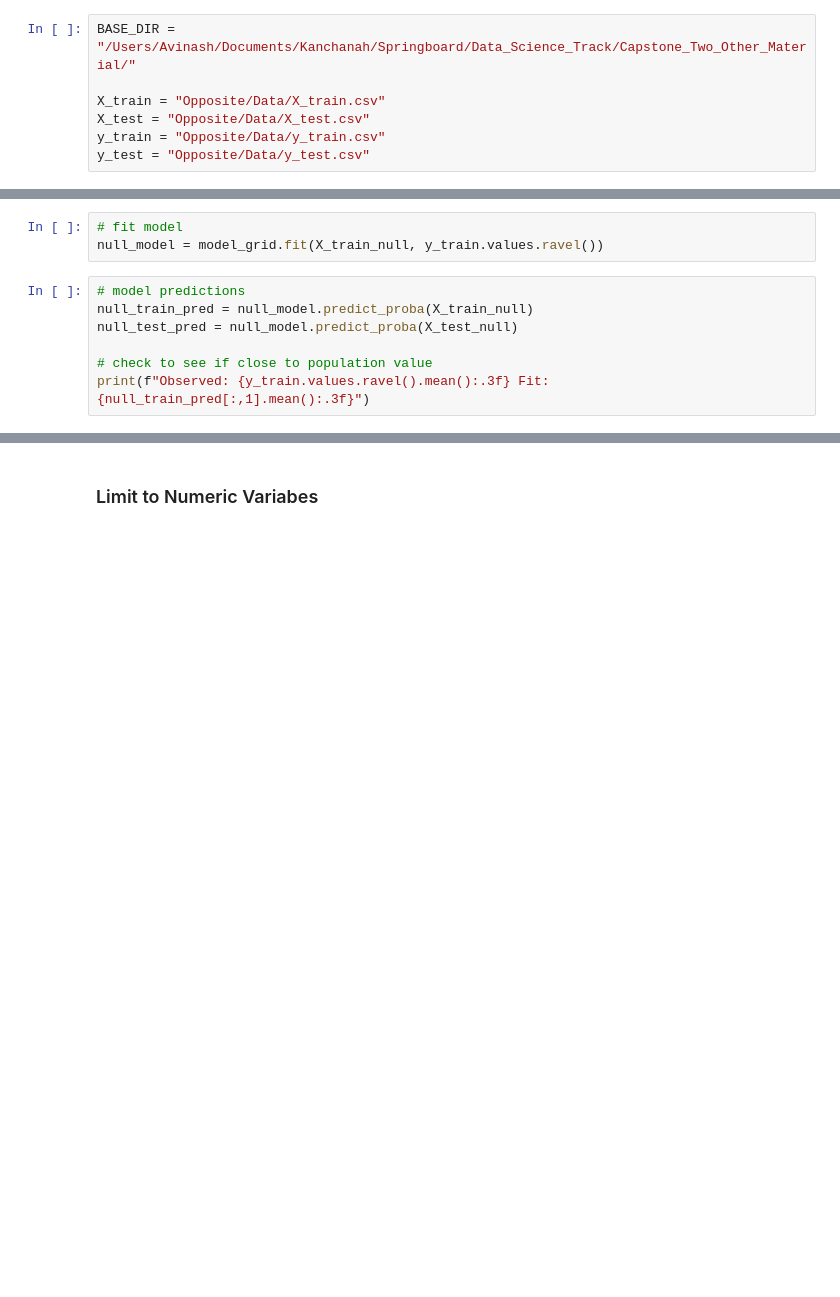
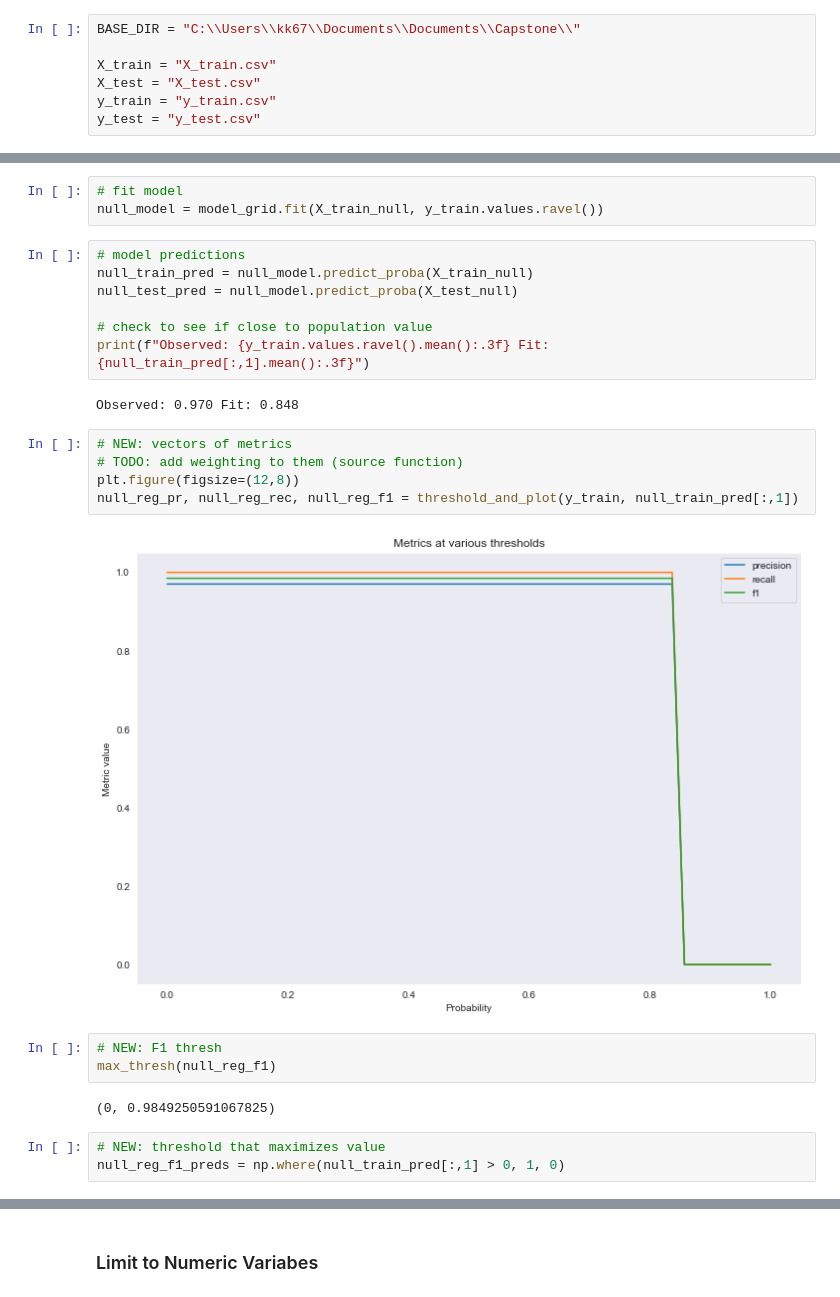
Before and after one commit to Kanchanah/Capstone_Two_Springboard, a Jupyter notebook: Code/Kanchanah_Kannathass_CapStone2_Model.ipynb, the cells around one changed output, grey strips where cells are left out. Saved outputs shown, nothing was run; the diff lists cells and outputs as text; blank space fills up the shorter version.

```diff
--- a/Code/Kanchanah_Kannathass_CapStone2_Model.ipynb
+++ b/Code/Kanchanah_Kannathass_CapStone2_Model.ipynb
@@ -41,12 +41,12 @@ sns.set_style("dark")
 # %% [markdown]
 ## Import Datasets
 # %%
-BASE_DIR = "/Users/Avinash/Documents/Kanchanah/Springboard/Data_Science_Track/Capstone_Two_Other_Material/"
+BASE_DIR = "C:\\Users\\kk67\\Documents\\Documents\\Capstone\\"
 
-X_train = "Opposite/Data/X_train.csv"
-X_test = "Opposite/Data/X_test.csv"
-y_train = "Opposite/Data/y_train.csv"
-y_test = "Opposite/Data/y_test.csv"
+X_train = "X_train.csv"
+X_test = "X_test.csv"
+y_train = "y_train.csv"
+y_test = "y_test.csv"
 # %%
 X_train = pd.read_csv(os.path.expanduser(os.path.join(BASE_DIR, X_train)),index_col=0)
 X_test = pd.read_csv(os.path.expanduser(os.path.join(BASE_DIR, X_test)),index_col=0)
@@ -233,6 +240,23 @@ null_test_pred = null_model.predict_proba(X_test_null)
 
 # check to see if close to population value
 print(f"Observed: {y_train.values.ravel().mean():.3f} Fit: {null_train_pred[:,1].mean():.3f}")
+# %% [output]
+Observed: 0.970 Fit: 0.848
+# %%
+# NEW: vectors of metrics
+# TODO: add weighting to them (source function)
+plt.figure(figsize=(12,8))
+null_reg_pr, null_reg_rec, null_reg_f1 = threshold_and_plot(y_train, null_train_pred[:,1])
+# %% [output]
+[figure, added]
+# %%
+# NEW: F1 thresh
+max_thresh(null_reg_f1)
+# %% [output]
+(0, 0.9849250591067825)
+# %%
+# NEW: threshold that maximizes value
+null_reg_f1_preds = np.where(null_train_pred[:,1] > 0, 1, 0)
 # %%
 # NEW: null F1
 train_null = null_model.predict(X_train_null)
```
Also changed, not shown: parts of 164 cells of this notebook, 5 other files.
